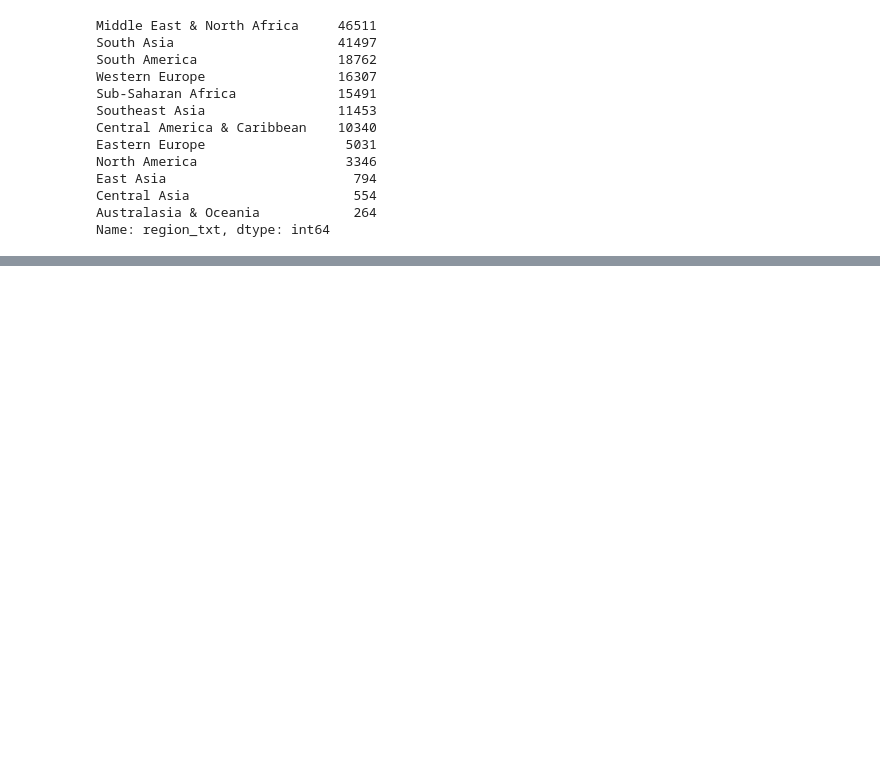
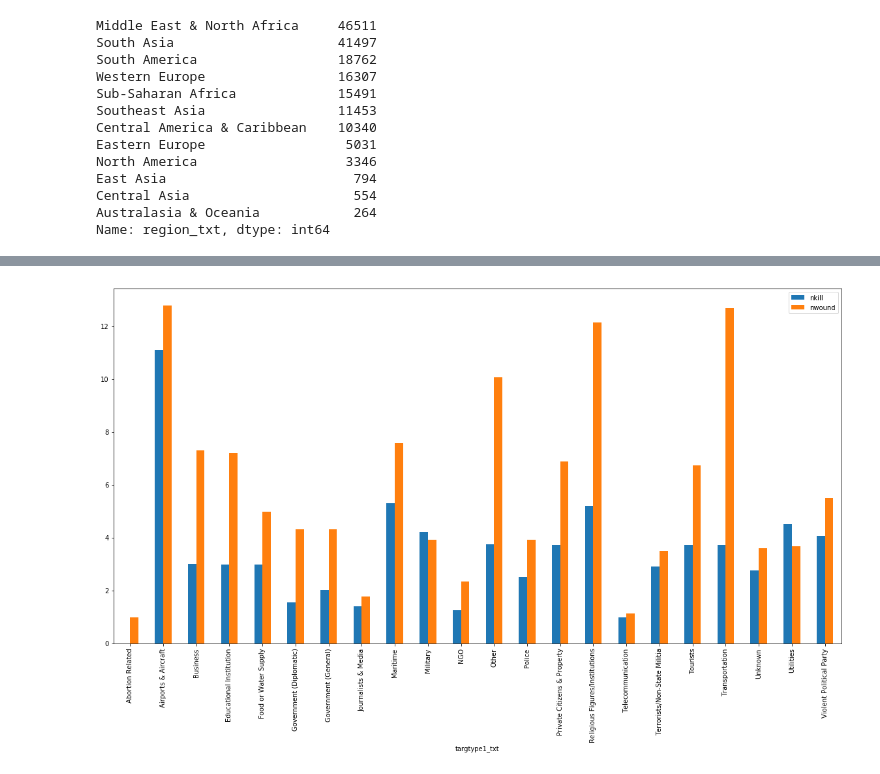
Before and after one commit to gpizzigh/CD-Projeto-3, a Jupyter notebook: Osamento Bindados.ipynb, the cells around one changed output, grey strips where cells are left out. Cells and saved outputs as stored; diff of their text form; code cells hidden in the pictures; blank space fills up the shorter version.

```diff
--- a/Osamento Bindados.ipynb
+++ b/Osamento Bindados.ipynb
@@ -165,0 +135,7 @@ plt.show()
+# %%
+dt_target = dt.loc[:,['targtype1_txt','nkill','nwound']]
+dt_target2 = pd.DataFrame(dt_target.groupby(dt.targtype1_txt).mean())
+dt_target2.plot(kind = 'bar', figsize= (20,10))
+plt.show()
+# %% [output]
+[figure, added]
```
Also changed, not shown: parts of 8 cells of this notebook, 1 other file.
